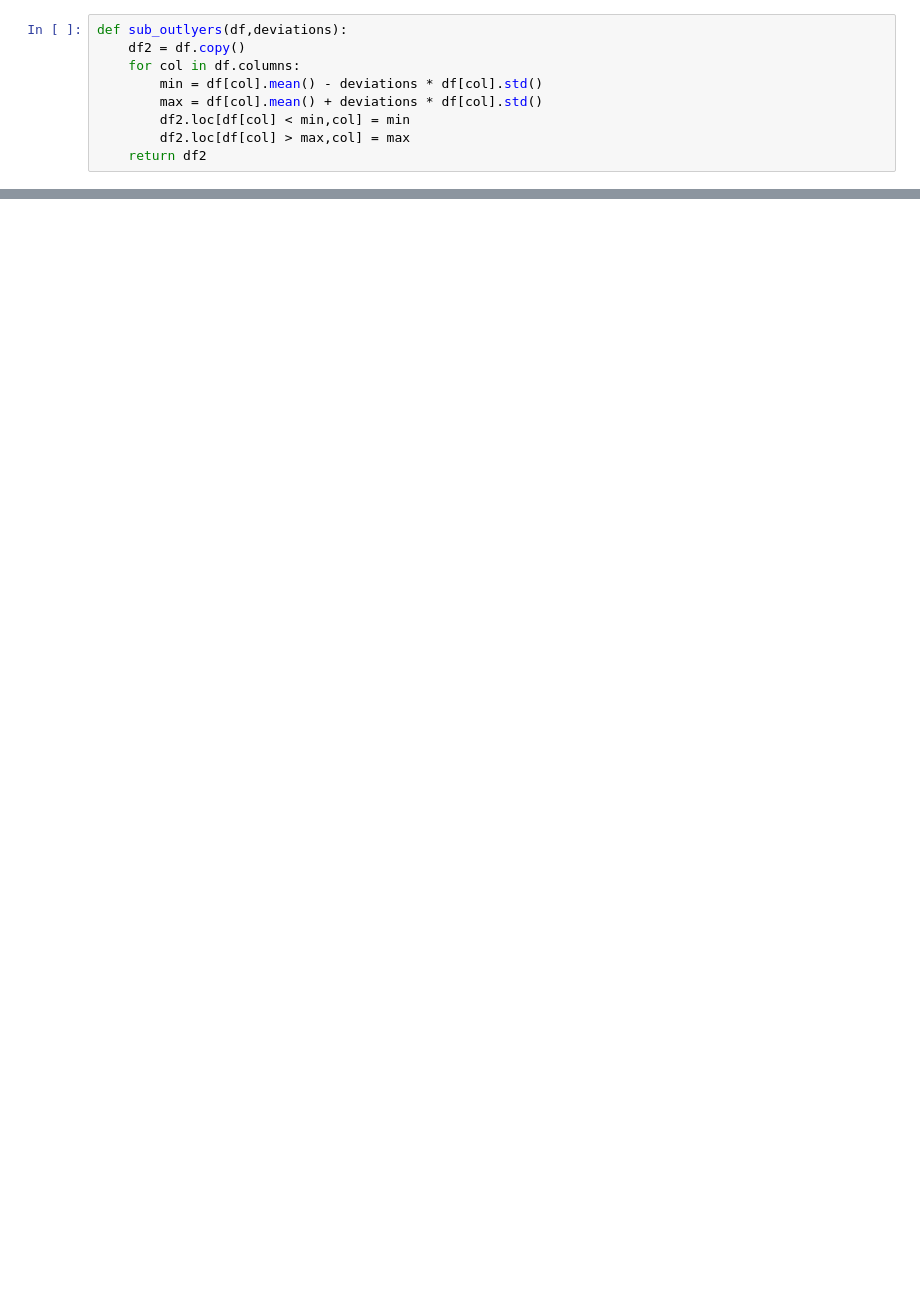
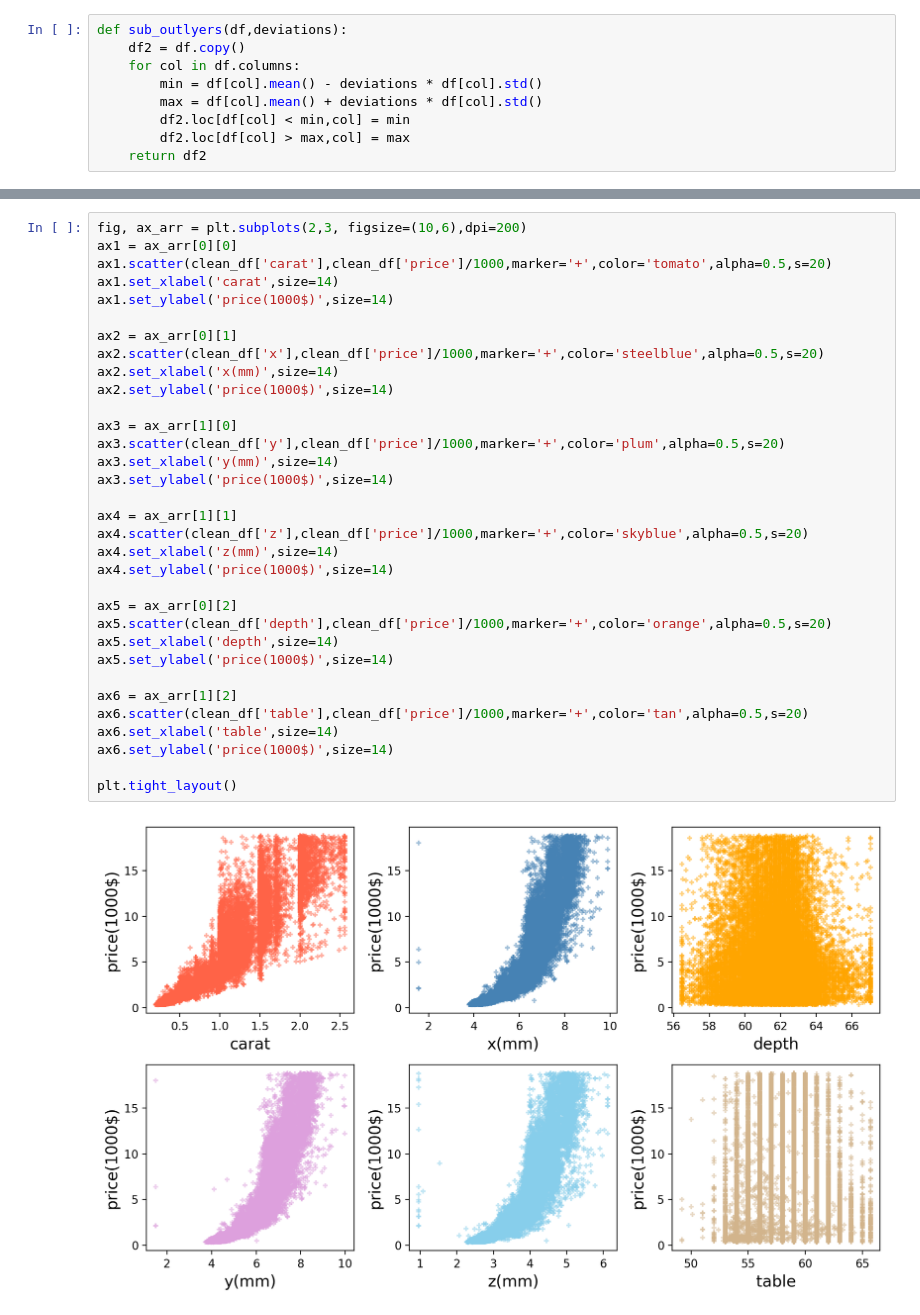
Before and after one commit to Rodrigo-Coloma/ih_datamadpt0923_project_m3, a Jupyter notebook: data_wrangling.ipynb, the cells around one changed output, grey strips where cells are left out. Cells and saved outputs as stored; diff of their text form; blank space fills up the shorter version.

```diff
--- a/data_wrangling.ipynb
+++ b/data_wrangling.ipynb
@@ -190,0 +142,35 @@ See the caveats in the documentation: https://pandas.pydata.org/pandas-docs/stab
+# %%
+fig, ax_arr = plt.subplots(2,3, figsize=(10,6),dpi=200)
+ax1 = ax_arr[0][0]
+ax1.scatter(clean_df['carat'],clean_df['price']/1000,marker='+',color='tomato',alpha=0.5,s=20)
+ax1.set_xlabel('carat',size=14)
+ax1.set_ylabel('price(1000$)',size=14)
+
+ax2 = ax_arr[0][1]
+ax2.scatter(clean_df['x'],clean_df['price']/1000,marker='+',color='steelblue',alpha=0.5,s=20)
+ax2.set_xlabel('x(mm)',size=14)
+ax2.set_ylabel('price(1000$)',size=14)
+
+ax3 = ax_arr[1][0]
+ax3.scatter(clean_df['y'],clean_df['price']/1000,marker='+',color='plum',alpha=0.5,s=20)
+ax3.set_xlabel('y(mm)',size=14)
+ax3.set_ylabel('price(1000$)',size=14)
+
+ax4 = ax_arr[1][1]
+ax4.scatter(clean_df['z'],clean_df['price']/1000,marker='+',color='skyblue',alpha=0.5,s=20)
+ax4.set_xlabel('z(mm)',size=14)
+ax4.set_ylabel('price(1000$)',size=14)
+
+ax5 = ax_arr[0][2]
+ax5.scatter(clean_df['depth'],clean_df['price']/1000,marker='+',color='orange',alpha=0.5,s=20)
+ax5.set_xlabel('depth',size=14)
+ax5.set_ylabel('price(1000$)',size=14)
+
+ax6 = ax_arr[1][2]
+ax6.scatter(clean_df['table'],clean_df['price']/1000,marker='+',color='tan',alpha=0.5,s=20)
+ax6.set_xlabel('table',size=14)
+ax6.set_ylabel('price(1000$)',size=14)
+
+plt.tight_layout()
+# %% [output]
+[figure, added]
```
Also changed, not shown: parts of 66 cells of this notebook, 27 other files.
